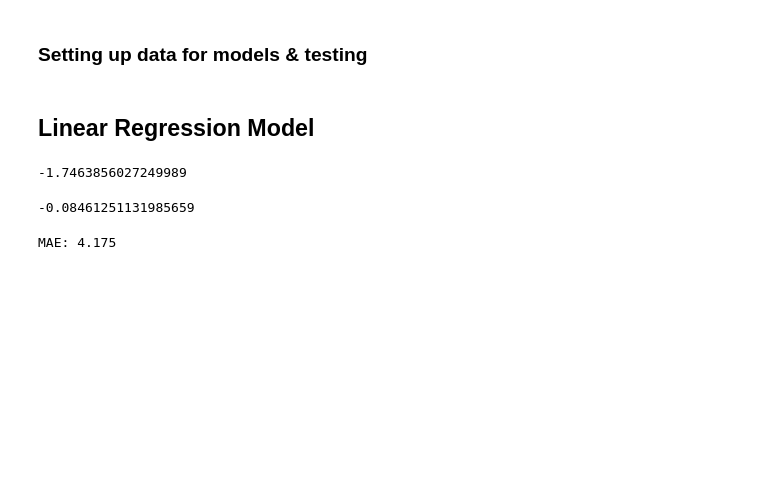
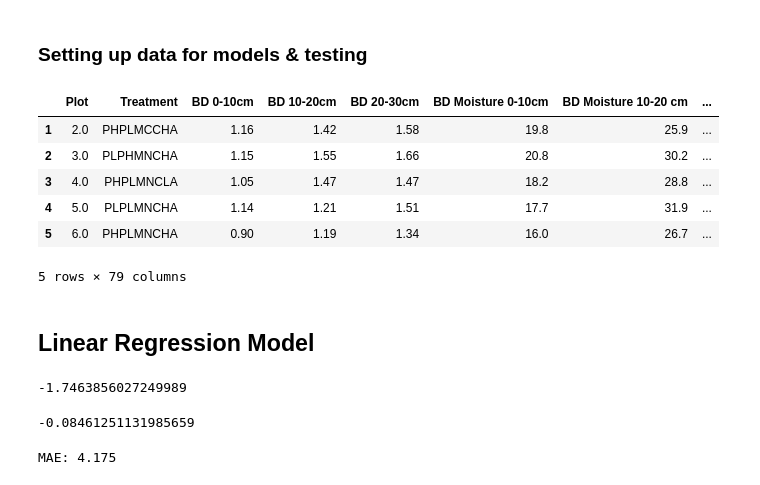
Before and after one commit to ciaranpflanagan/FYP, a Jupyter notebook: improved_models.ipynb, the cells around one changed output. Cells and saved outputs as stored; diff of their text form; code cells hidden in the pictures; blank space fills up the shorter version.

Commit message:
Started building models based on plot treatment data

```diff
--- a/improved_models.ipynb
+++ b/improved_models.ipynb
@@ -25,3 +25,9 @@ df_2021.dropna(inplace=True)
 df_2020 = pd.read_csv('data/2020.csv')
 df_2020.dropna(inplace=True)
 # df_2020.tail(20)
+
+treatment_definitions = pd.read_csv('data/Plough & Till Plan/Definitions.csv')
+del treatment_definitions['Unnamed: 3']
+del treatment_definitions['Unnamed: 4']
+
+treatment_definitions.head()
@@ -55,6 +68,52 @@ del ploughed_2021['Treatment']
 
 # Features
 X = ploughed_2021
+# %%
+df_2021['ploughed'] = 0
+df_2021['tilled'] = 0
+df_2021['high pressure'] = 0
+df_2021['low pressure'] = 0
+df_2021['high moisture'] = 0
+df_2021['low moisture'] = 0
+df_2021['covercrop'] = 0
+df_2021['no covercrop'] = 0
+df_2021['high traffic'] = 0
+df_2021['low traffic'] = 0
+
+for index, row in treatment_definitions.iterrows():
+    if 'Plough' in row['Description']:
+        df_2021.at[index, 'ploughed'] = 1
+    if 'Min Till' in row['Description']:
+        df_2021.at[index, 'tilled'] = 1
+    if 'low pressure' in row['Description']:
+        df_2021.at[index, 'low pressure'] = 1
+    if 'high pressure' in row['Description']:
+        df_2021.at[index, 'high pressure'] = 1
+    if 'low moisture' in row['Description']:
+        df_2021.at[index, 'low moisture'] = 1
+    if 'high moisture' in row['Description']:
+        df_2021.at[index, 'high moisture'] = 1
+    if '3 Pass' in row['Description']:
+        df_2021.at[index, 'high traffic'] = 1
+    if '1 Pass' in row['Description']:
+        df_2021.at[index, 'low traffic'] = 1
+
+    # Cover crop is a special case, because "cover crop" is also a substring of "no cover crop"
+    # we need to check "no cover crop" first, then if not found set 'covercrop' as true
+    if 'no cover crop' in row['Description']:
+        df_2021.at[index, 'no covercrop'] = 1
+    else:
+        df_2021.at[index, 'covercrop'] = 1
+
+df_2021.head()
+# %% [output]
+|  | Plot | Treatment | BD 0-10cm | BD 10-20cm | BD 20-30cm | BD Moisture 0-10cm | BD Moisture 10-20 cm | ... |
+| 1 | 2.0 | PHPLMCCHA | 1.16 | 1.42 | 1.58 | 19.8 | 25.9 | ... |
+| 2 | 3.0 | PLPHMNCHA | 1.15 | 1.55 | 1.66 | 20.8 | 30.2 | ... |
+| 3 | 4.0 | PHPLMNCLA | 1.05 | 1.47 | 1.47 | 18.2 | 28.8 | ... |
+| 4 | 5.0 | PLPLMNCHA | 1.14 | 1.21 | 1.51 | 17.7 | 31.9 | ... |
+| 5 | 6.0 | PHPLMNCHA | 0.90 | 1.19 | 1.34 | 16.0 | 26.7 | ... |
+5 rows × 79 columns
 # %%
 # Splitting data for training & testing
 X_train, X_test, y_train, y_test = train_test_split(X, y, test_size=0.33, random_state=42)
```
Also changed, not shown: parts of 4 cells of this notebook, 8 other files.
